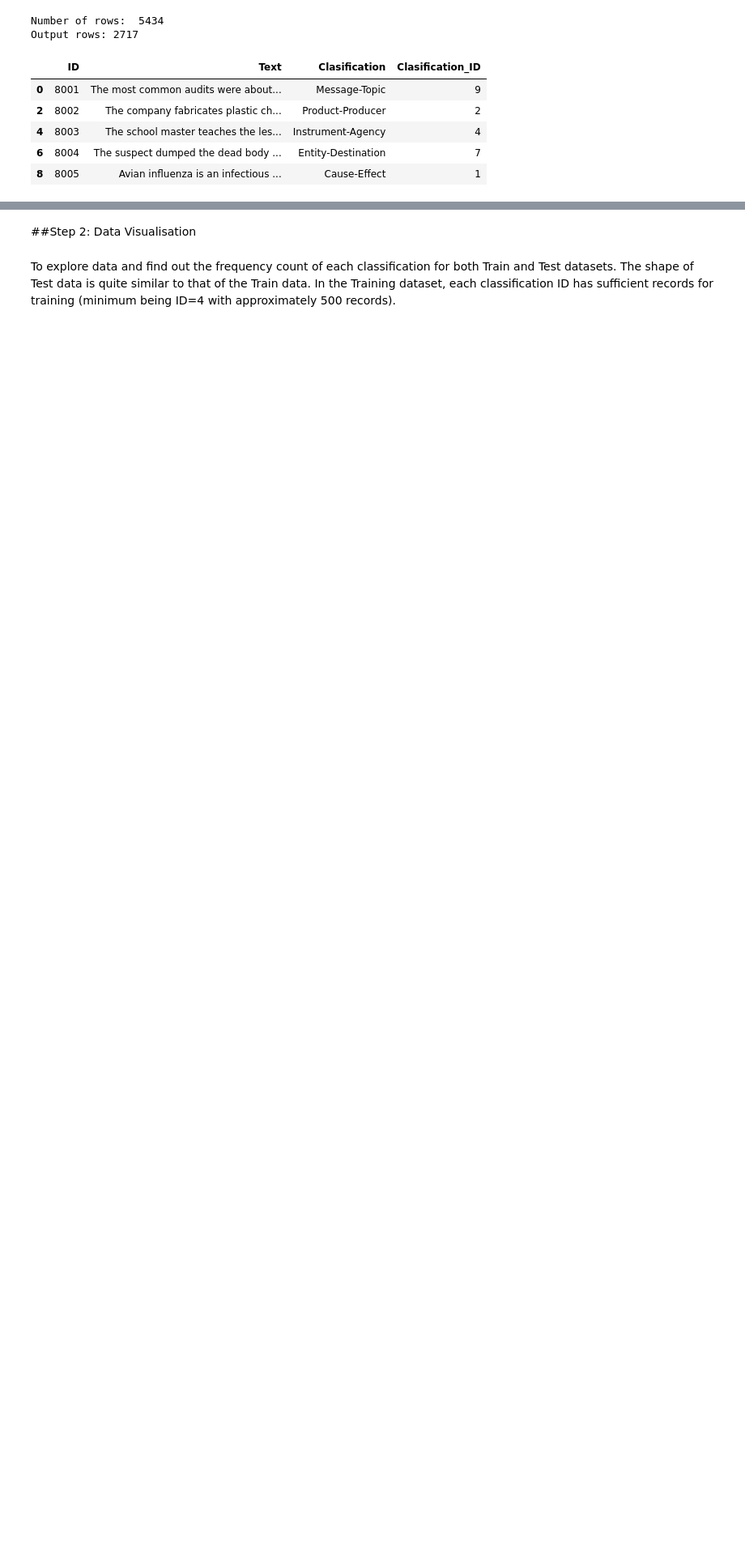
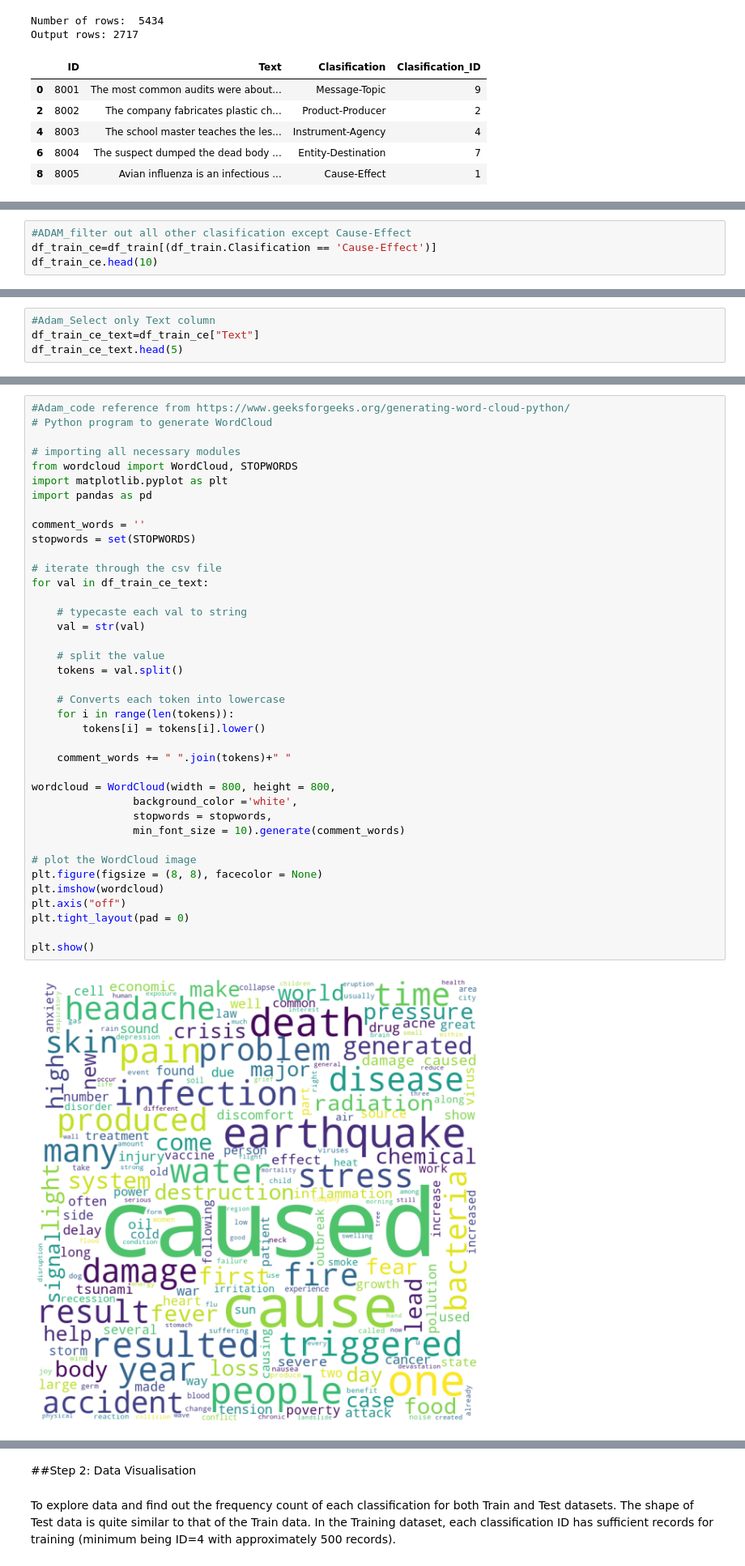
Before and after one commit to chenjinghao/Group-9C-Capstone, a Jupyter notebook: Sem-Eval 2010 Task8.ipynb, the cells around one changed output, grey strips where cells are left out. Shown at 81% size. Saved outputs shown, nothing was run; the diff lists cells and outputs as text; blank space fills up the shorter version.

Commit message:
added word cloud

```diff
--- a/Sem-Eval 2010 Task8.ipynb
+++ b/Sem-Eval 2010 Task8.ipynb
@@ -162,0 +165,4 @@ Output rows: 2717
+# %%
+#ADAM_filter out all other clasification except Cause-Effect
+df_train_ce=df_train[(df_train.Clasification == 'Cause-Effect')]
+df_train_ce.head(10)
@@ -162,0 +181,4 @@ Output rows: 2717
+# %%
+#Adam_Select only Text column
+df_train_ce_text=df_train_ce["Text"]
+df_train_ce_text.head(5)
@@ -162,0 +192,41 @@ Output rows: 2717
+# %%
+#Adam_code reference from https://www.geeksforgeeks.org/generating-word-cloud-python/
+# Python program to generate WordCloud
+
+# importing all necessary modules
+from wordcloud import WordCloud, STOPWORDS
+import matplotlib.pyplot as plt
+import pandas as pd
+
+comment_words = ''
+stopwords = set(STOPWORDS)
+
+# iterate through the csv file
+for val in df_train_ce_text:
+
+	# typecaste each val to string
+	val = str(val)
+
+	# split the value
+	tokens = val.split()
+
+	# Converts each token into lowercase
+	for i in range(len(tokens)):
+		tokens[i] = tokens[i].lower()
+
+	comment_words += " ".join(tokens)+" "
+
+wordcloud = WordCloud(width = 800, height = 800,
+				background_color ='white',
+				stopwords = stopwords,
+				min_font_size = 10).generate(comment_words)
+
+# plot the WordCloud image
+plt.figure(figsize = (8, 8), facecolor = None)
+plt.imshow(wordcloud)
+plt.axis("off")
+plt.tight_layout(pad = 0)
+
+plt.show()
+# %% [output]
+[figure, added]
```
Also changed, not shown: parts of 11 cells of this notebook.
